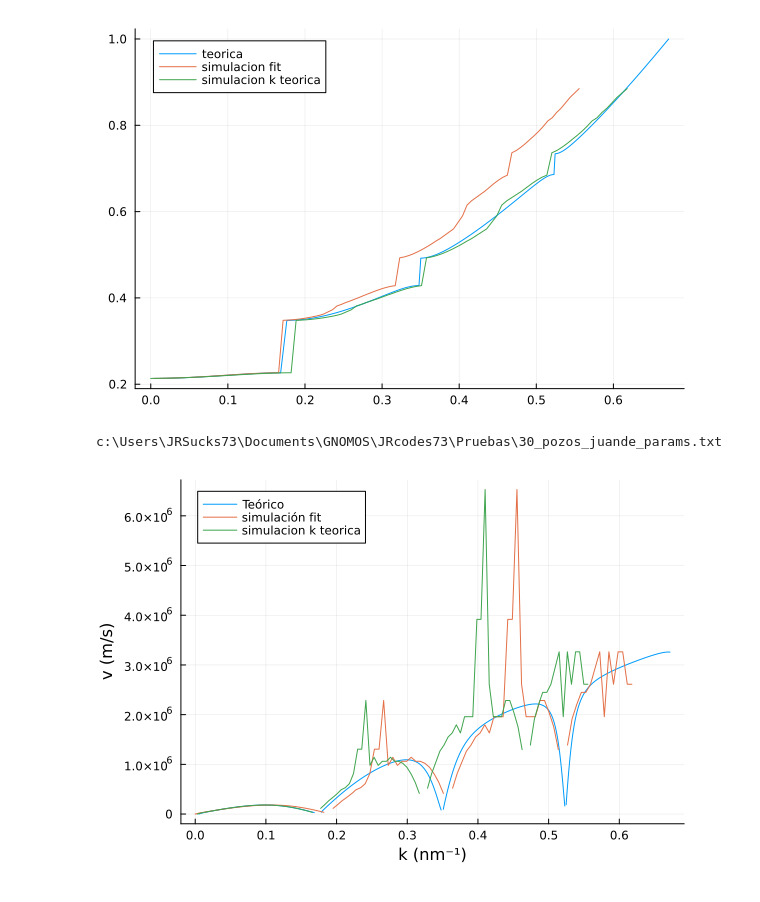
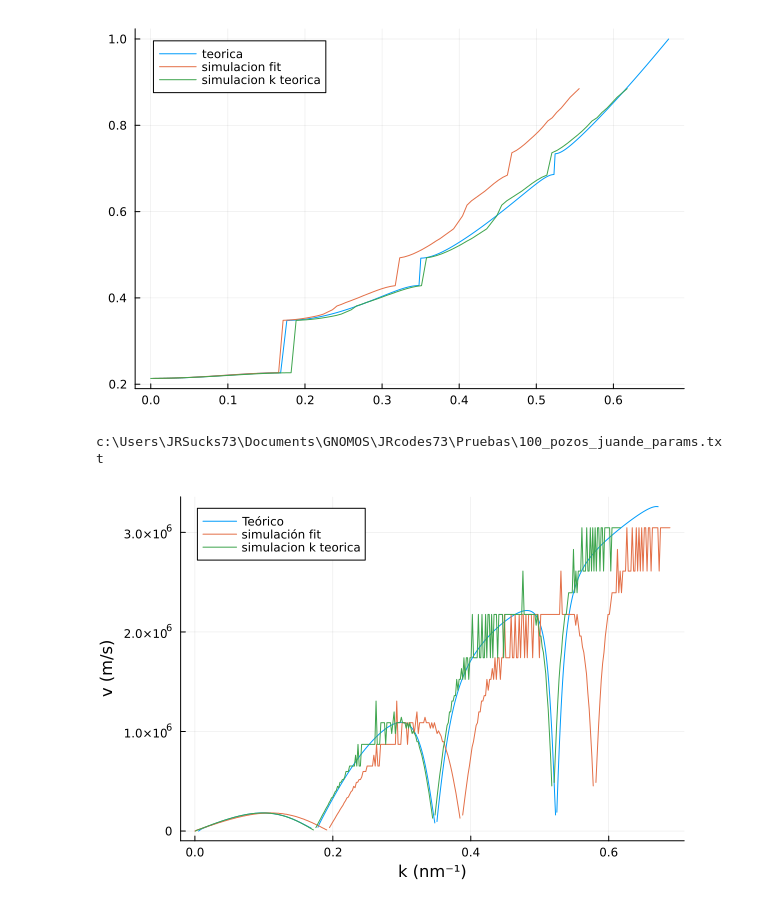
Before and after one commit to teresa-p-l/GNOMOS, a Jupyter notebook: JRcodes73/Bandas_anal/Bandas_analiticas.ipynb, the cells around one changed output. Saved outputs shown, nothing was run; the diff lists cells and outputs as text; code cells hidden in the pictures.

Commit message:
efectos de pozos finitos?

```diff
--- a/JRcodes73/Bandas_anal/Bandas_analiticas.ipynb
+++ b/JRcodes73/Bandas_anal/Bandas_analiticas.ipynb
@@ -134,19 +134,19 @@ display(p2)
 # %% [output]
 [figure]
 # %%
-prueba = leer_archivo_csv("Pruebas", "30_pozos_juande_params.txt")
+prueba = leer_archivo_csv("Pruebas", "100_pozos_juande_params.txt")
 v_g = compute_v(E_bandas,k_bandas)
 velocidad = plot(k_bandas,v_g, xlabel = "k (nm⁻¹)", ylabel = "v (m/s)", label = "Teórico")
 
 ocurrencias = prueba.Occurrence
 E_sim = prueba[:,2]
 a = Barrier_width + Well_width
-N = 30
+N = 100
 k_sim_fit = n_to_k_fit(ocurrencias, N, a, normalizado = false)
 k_sim = (prueba.Occurrence .- 0.5) ./ N .* π ./ a
 v_sim = compute_v(E_sim, k_sim)
 plot!(velocidad, k_sim_fit, v_sim, label = "simulación fit")
 plot!(velocidad, k_sim, v_sim, label = "simulacion k teorica")
 # %% [output]
-c:\Users\JRSucks73\Documents\GNOMOS\JRcodes73\Pruebas\30_pozos_juande_params.txt
+c:\Users\JRSucks73\Documents\GNOMOS\JRcodes73\Pruebas\100_pozos_juande_params.txt
-[figure, old version]
+[figure, new version]
```
Also changed, not shown: parts of 1 cell of this notebook, 1 other file.
